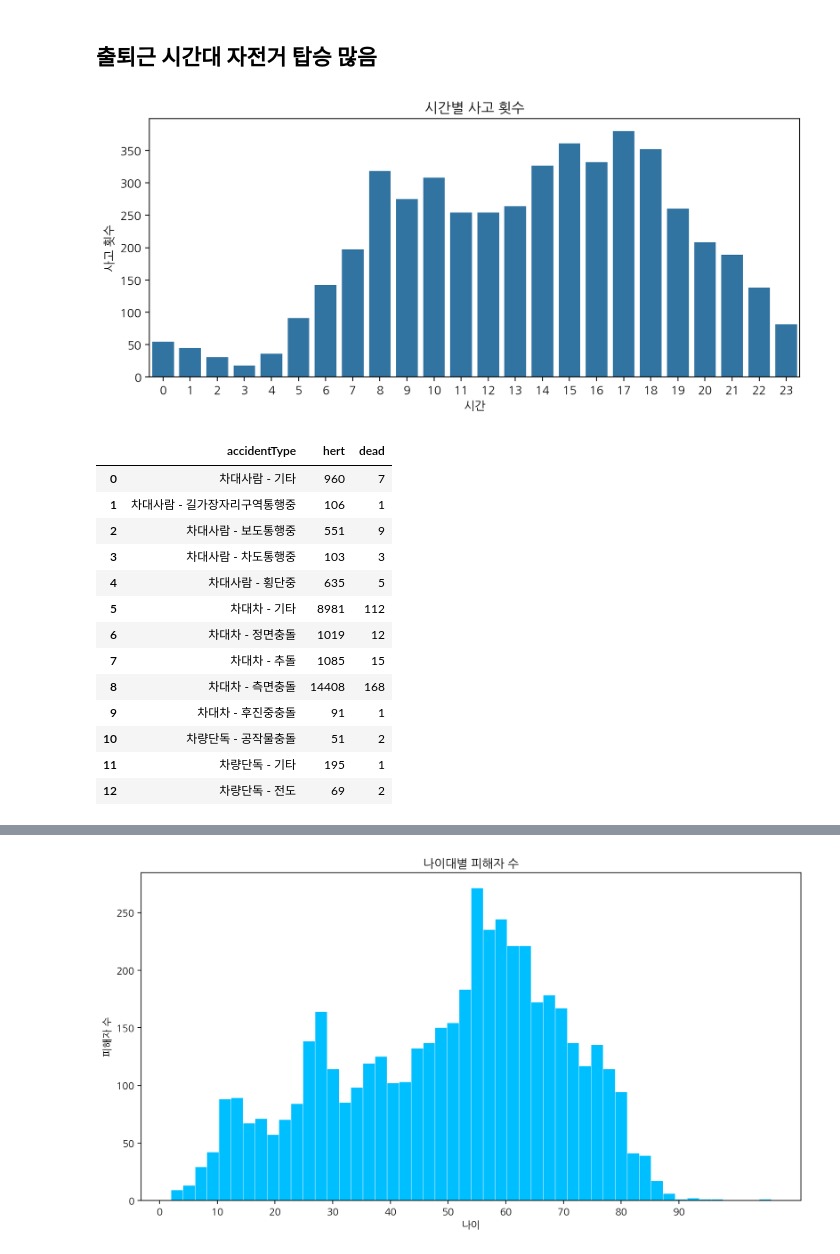
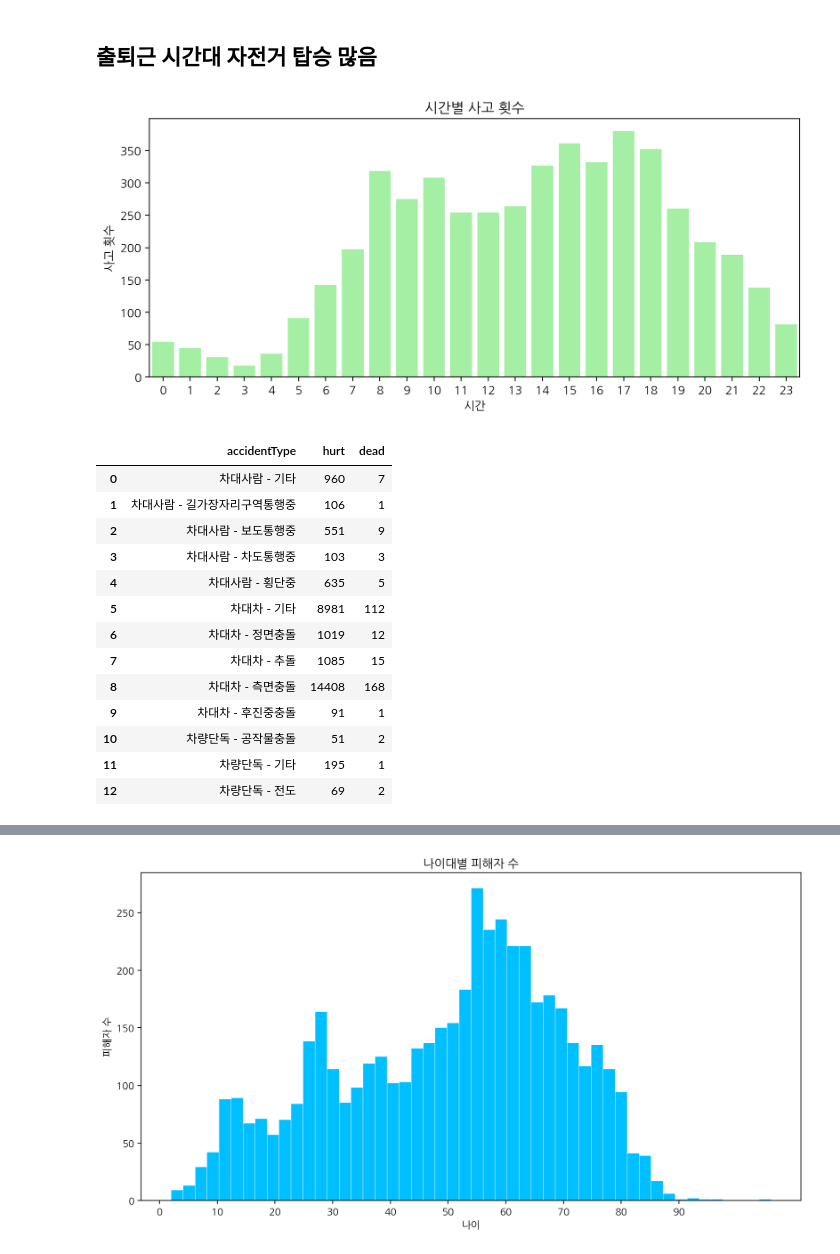
Before and after one commit to yeojeong735/25-BDA-TeamDP, a Jupyter notebook: 25_BDA_BikeCrash_TeamDP.ipynb, the cells around one changed output, grey strips where cells are left out. Drawn from its saved outputs; the diff is of its cells as text; code cells hidden in the pictures.

```diff
--- a/25_BDA_BikeCrash_TeamDP.ipynb
+++ b/25_BDA_BikeCrash_TeamDP.ipynb
@@ -90,7 +90,8 @@ df['accidentType'] = rData['사고유형']
 df['accidentDetail'] = rData['사고내용']
 df['weather'] = rData['기상상태']
 df['dead'] = rData['사망자수']
-df['hert'] = rData['부상자수']
+df['hurt'] = rData['부상자수']
+df['violation'] = rData['법규위반사항']
 # %%
 tempPrepAge = rData['가해자연령'].copy()
 tempPrepAge = tempPrepAge.replace("불명", None)
@@ -175,19 +176,19 @@ plt.show()
 ## 출퇴근 시간대 자전거 탑승 많음
 # %%
 plt.figure(figsize = (10, 4))
-sns.countplot(df, x = 'Time')
+sns.countplot(df, x = 'Time', color = 'palegreen')
 plt.xlabel("시간")
 plt.ylabel("사고 횟수")
 plt.title("시간별 사고 횟수")
 plt.show()
 # %% [output]
-[figure, old version]
+[figure, new version]
 # %%
-df = df.assign(totalCasualty = df['dead'] + df['hert'])
-groupCasualty = df.groupby('accidentType')[['hert', 'dead']].sum().reset_index()
+df = df.assign(totalCasualty = df['dead'] + df['hurt'])
+groupCasualty = df.groupby('accidentType')[['hurt', 'dead']].sum().reset_index()
 groupCasualty
 # %% [output]
-|  | accidentType | hert | dead |
+|  | accidentType | hurt | dead |
 | 0 | 차대사람 - 기타 | 960 | 7 |
 | 1 | 차대사람 - 길가장자리구역통행중 | 106 | 1 |
 | 2 | 차대사람 - 보도통행중 | 551 | 9 |
```
Also changed, not shown: parts of 10 cells of this notebook.
